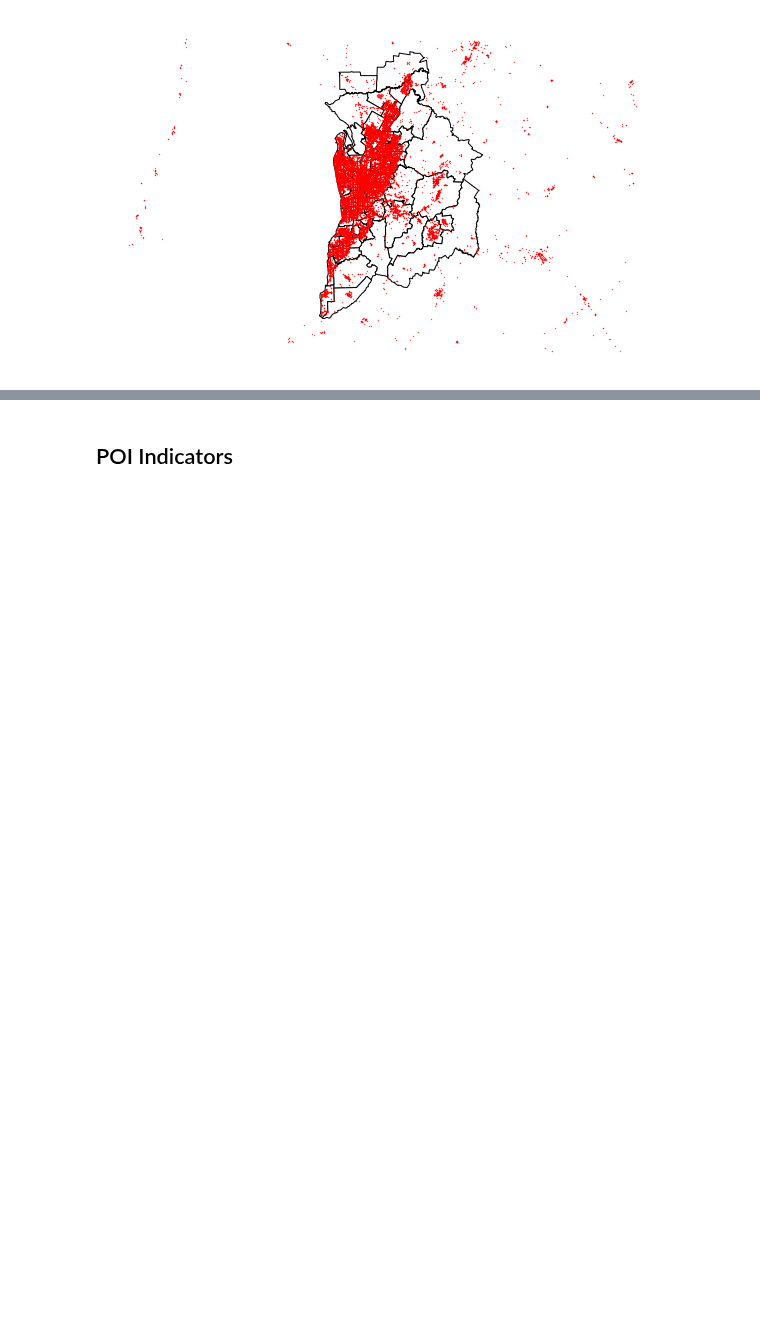
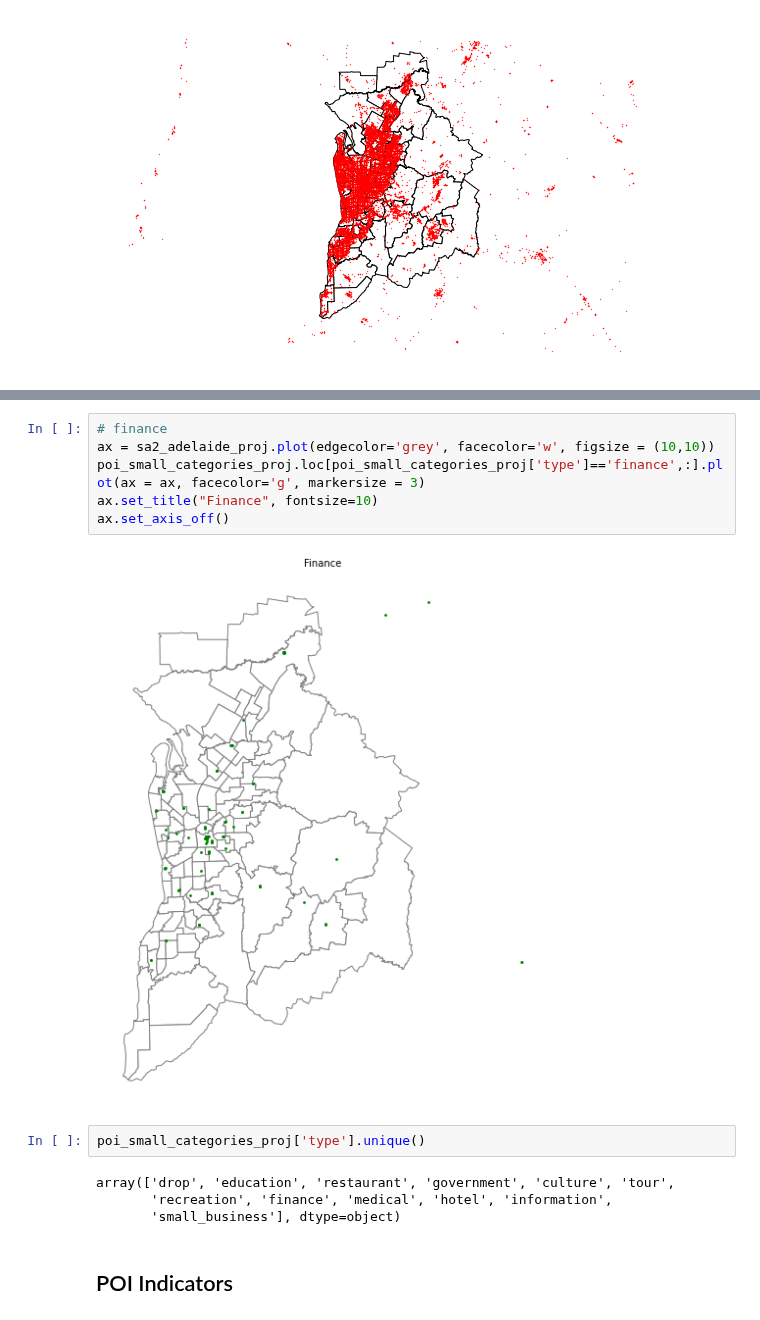
Before and after one commit to cjsyzwsh/South_Australia_Transport_Econ, a Jupyter notebook: notebooks/jason/3.2_POI_Visual.ipynb, the cells around one changed output, grey strips where cells are left out. Saved outputs shown, nothing was run; the diff lists cells and outputs as text; blank space fills up the shorter version.

```diff
--- a/notebooks/jason/3.2_POI_Visual.ipynb
+++ b/notebooks/jason/3.2_POI_Visual.ipynb
@@ -60,3 +92,17 @@ ax.set_axis_off()
+# %%
+# finance
+ax = sa2_adelaide_proj.plot(edgecolor='grey', facecolor='w', figsize = (10,10))
+poi_small_categories_proj.loc[poi_small_categories_proj['type']=='finance',:].plot(ax = ax, facecolor='g', markersize = 3)
+ax.set_title("Finance", fontsize=10)
+ax.set_axis_off()
+# %% [output]
+[figure, added]
+# %%
+poi_small_categories_proj['type'].unique()
+# %% [output]
+array(['drop', 'education', 'restaurant', 'government', 'culture', 'tour',
+       'recreation', 'finance', 'medical', 'hotel', 'information',
+       'small_business'], dtype=object)
 # %% [markdown]
 ## POI Indicators
 # %%
```
Also changed, not shown: parts of 5 cells of this notebook, 2 other files.
